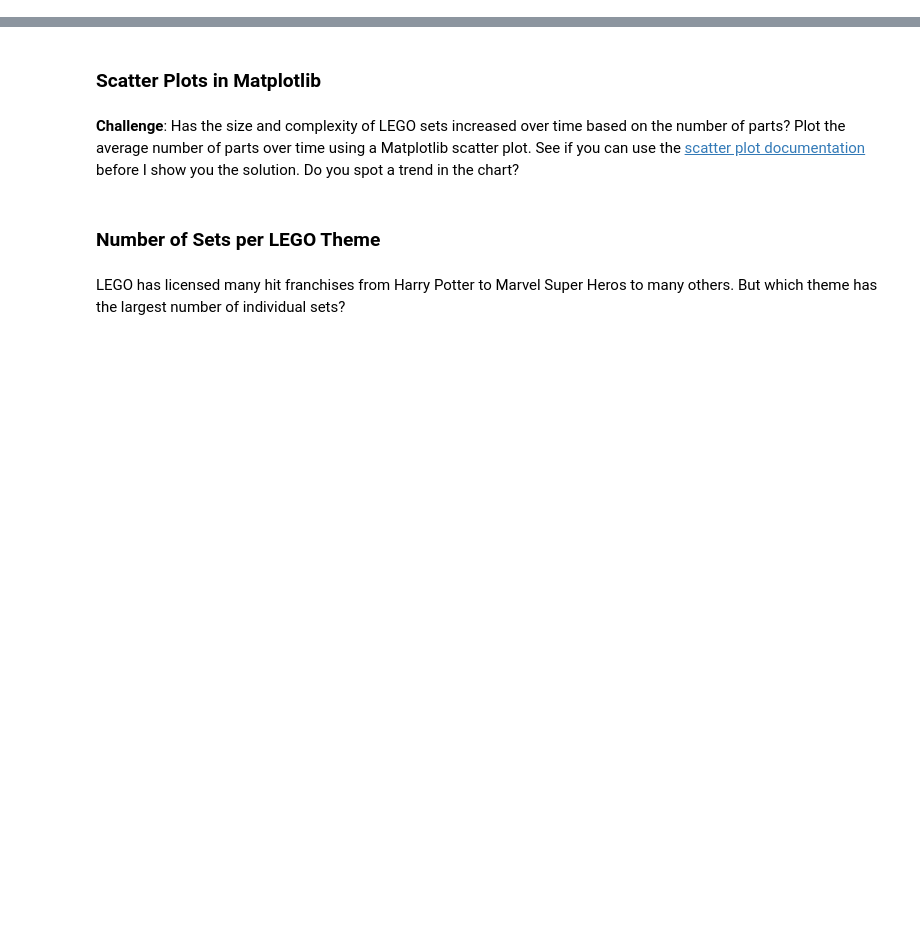
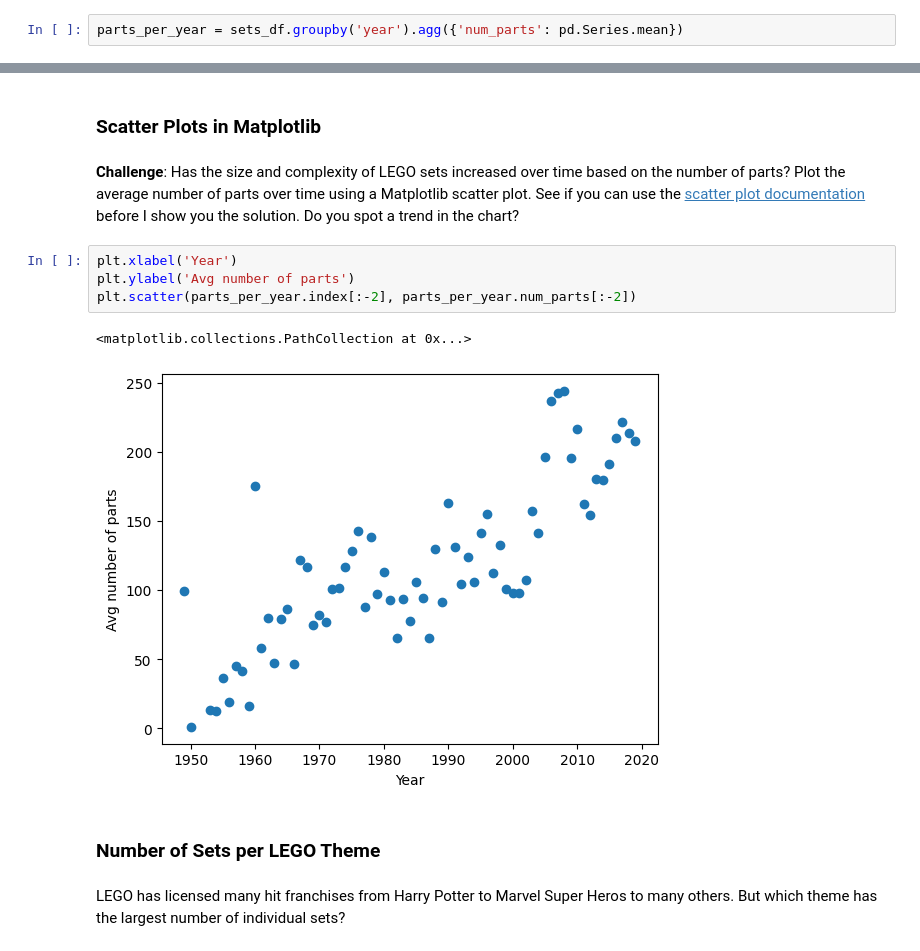
Before and after one commit to keshavpj1711/Python_100-Days, a Jupyter notebook: Advanced/74AnalyzeLegoDataset/LegoDatasetAnalyze.ipynb, the cells around one changed output, grey strips where cells are left out. Drawn from its saved outputs; the diff is of its cells as text; blank space fills up the shorter version.

Commit message:
plotter a scatter plot to show the trend with avg no of parts per set

```diff
--- a/Advanced/74AnalyzeLegoDataset/LegoDatasetAnalyze.ipynb
+++ b/Advanced/74AnalyzeLegoDataset/LegoDatasetAnalyze.ipynb
@@ -266,3 +266,5 @@ Text(0, 0.5, 'No of themes released')
 [figure]
 # %% [markdown]
 **Challenge**: Use the <code>.groupby()</code> and <code>.agg()</code> function together to figure out the average number of parts per set. How many parts did the average LEGO set released in 1954 compared to say, 2017?
+# %%
+parts_per_year = sets_df.groupby('year').agg({'num_parts': pd.Series.mean})
@@ -270,6 +282,13 @@ Text(0, 0.5, 'No of themes released')
 ### Scatter Plots in Matplotlib
 # %% [markdown]
 **Challenge**: Has the size and complexity of LEGO sets increased over time based on the number of parts? Plot the average number of parts over time using a Matplotlib scatter plot. See if you can use the [scatter plot documentation](https://matplotlib.org/3.1.0/api/_as_gen/matplotlib.pyplot.scatter.html) before I show you the solution. Do you spot a trend in the chart?
+# %%
+plt.xlabel('Year')
+plt.ylabel('Avg number of parts')
+plt.scatter(parts_per_year.index[:-2], parts_per_year.num_parts[:-2])
+# %% [output]
+<matplotlib.collections.PathCollection at 0x...>
+[figure, added]
 # %% [markdown]
 ### Number of Sets per LEGO Theme
 # %% [markdown]
```
Also changed, not shown: parts of 1 cell of this notebook.
